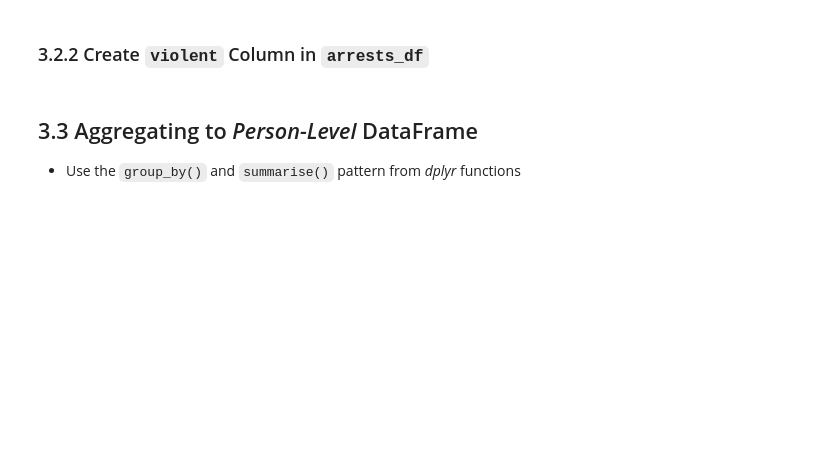
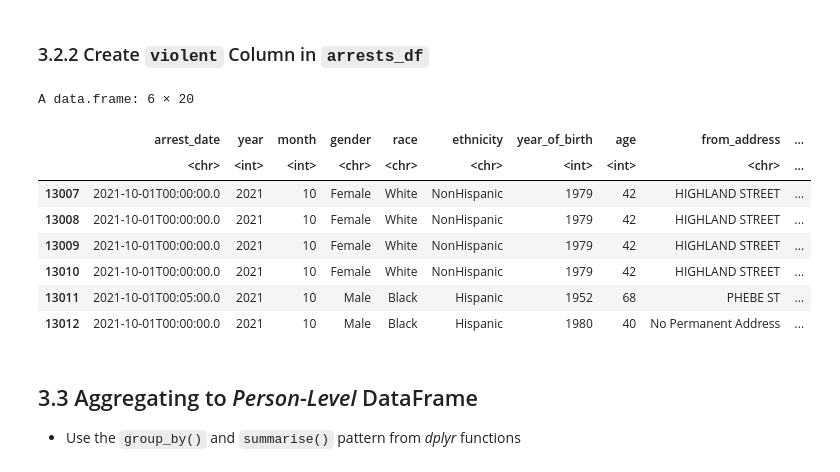
Before and after one commit to eldu/mpa-2065-slides, a Jupyter notebook: 06-2_intro_ggplot2.ipynb, the cells around one changed output. Cells and saved outputs as stored; diff of their text form; code cells hidden in the pictures; blank space fills up the shorter version.

```diff
--- a/06-2_intro_ggplot2.ipynb
+++ b/06-2_intro_ggplot2.ipynb
@@ -123,7 +149,17 @@ is_violent_offense(vio_vec)    # Should be: FALSE, FALSE, TRUE, TRUE
 # %%
 arrests_df$violent <- is_violent_offense(arrests_df$statute_desc)
 # %%
-head(arrests_df)
+tail(arrests_df)
+# %% [output]
+A data.frame: 6 × 20
+|  | arrest_date | year | month | gender | race | ethnicity | year_of_birth | age | from_address | ... |
+|  | <chr> | <int> | <int> | <chr> | <chr> | <chr> | <int> | <int> | <chr> | ... |
+| 13007 | 2021-10-01T00:00:00.0 | 2021 | 10 | Female | White | NonHispanic | 1979 | 42 | HIGHLAND STREET | ... |
+| 13008 | 2021-10-01T00:00:00.0 | 2021 | 10 | Female | White | NonHispanic | 1979 | 42 | HIGHLAND STREET | ... |
+| 13009 | 2021-10-01T00:00:00.0 | 2021 | 10 | Female | White | NonHispanic | 1979 | 42 | HIGHLAND STREET | ... |
+| 13010 | 2021-10-01T00:00:00.0 | 2021 | 10 | Female | White | NonHispanic | 1979 | 42 | HIGHLAND STREET | ... |
+| 13011 | 2021-10-01T00:05:00.0 | 2021 | 10 | Male | Black | Hispanic | 1952 | 68 | PHEBE ST | ... |
+| 13012 | 2021-10-01T00:00:00.0 | 2021 | 10 | Male | Black | Hispanic | 1980 | 40 | No Permanent Address | ... |
 # %% [markdown]
 ## 3.3 Aggregating to _Person-Level_ DataFrame
 
```
Also changed, not shown: parts of 17 cells of this notebook, 6 other files.
